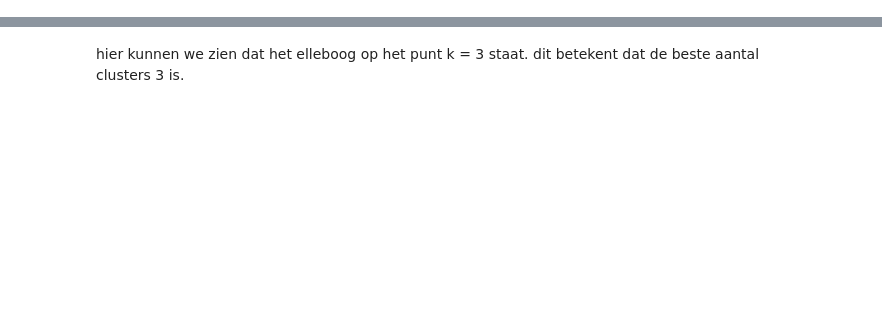
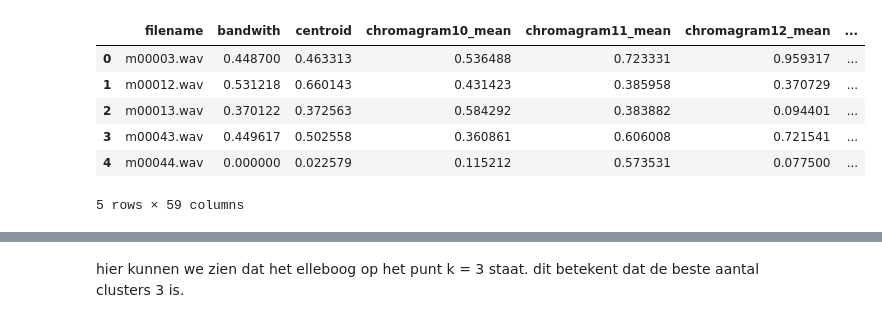
Before and after one commit to DaanEising/ML_DA_REPO, a Jupyter notebook: Machine learning/portfolio 3/Machine_learning_3_final.ipynb, the cells around one changed output, grey strips where cells are left out. Saved outputs shown, nothing was run; the diff lists cells and outputs as text; code cells hidden in the pictures; blank space fills up the shorter version.

```diff
--- a/Machine learning/portfolio 3/Machine_learning_3_final.ipynb
+++ b/Machine learning/portfolio 3/Machine_learning_3_final.ipynb
@@ -601,9 +548,7 @@ display(df_sorted.head())
 # %%
-
-def scaler(df):
-    df.set_index('filename', inplace=True)
+def scaler(df, labeled=True):
     """
-    Standardizes numeric columns of a DataFrame based on mean and standard deviation.
+    Normalizes numeric columns of a DataFrame using sklearn MinMaxScaler
 
     Parameters:
     - df (pd.DataFrame): Input DataFrame containing numeric columns to be standardized.
@@ -611,24 +556,29 @@ def scaler(df):
     Returns:
     - pd.DataFrame: A new DataFrame with standardized numeric columns.
     """
-    # Calculate mean and standard deviation
-    mean_vals = df.mean(numeric_only=True)
-    std_vals = df.std(ddof=0, numeric_only=True)
+    scaler = MinMaxScaler()
+    if labeled:
+        cols = ['filename', 'genre']
+    else:
+        cols = ['filename']
 
-    # Standardize the data
-    scaled_df = (df - mean_vals) / std_vals
-
-    scaled_df['filename'] = df.index
-
+    scaled_df = df[df.columns.difference(cols)]
+    scaled_df = pd.DataFrame(scaler.fit_transform(scaled_df))
+    scaled_df.columns = df[df.columns.difference(cols)].columns
+    scaled_df = pd.concat([pd.DataFrame(df[cols]), scaled_df], axis=1)
 
     return scaled_df
 # %%
-from sklearn.preprocessing import MinMaxScaler
-import pandas as pd
-from IPython.display import display
-
-df = scaler(df_sorted)
+df = scaler(unlabeled_df, labeled=False)
 display(df.head())
+# %% [output]
+|  | filename | bandwith | centroid | chromagram10_mean | chromagram11_mean | chromagram12_mean | ... |
+| 0 | m00003.wav | 0.448700 | 0.463313 | 0.536488 | 0.723331 | 0.959317 | ... |
+| 1 | m00012.wav | 0.531218 | 0.660143 | 0.431423 | 0.385958 | 0.370729 | ... |
+| 2 | m00013.wav | 0.370122 | 0.372563 | 0.584292 | 0.383882 | 0.094401 | ... |
+| 3 | m00043.wav | 0.449617 | 0.502558 | 0.360861 | 0.606008 | 0.721541 | ... |
+| 4 | m00044.wav | 0.000000 | 0.022579 | 0.115212 | 0.573531 | 0.077500 | ... |
+5 rows × 59 columns
 # %%
 df.drop("filename", axis=1, inplace=True)
 df
```
Also changed, not shown: parts of 28 cells of this notebook.
